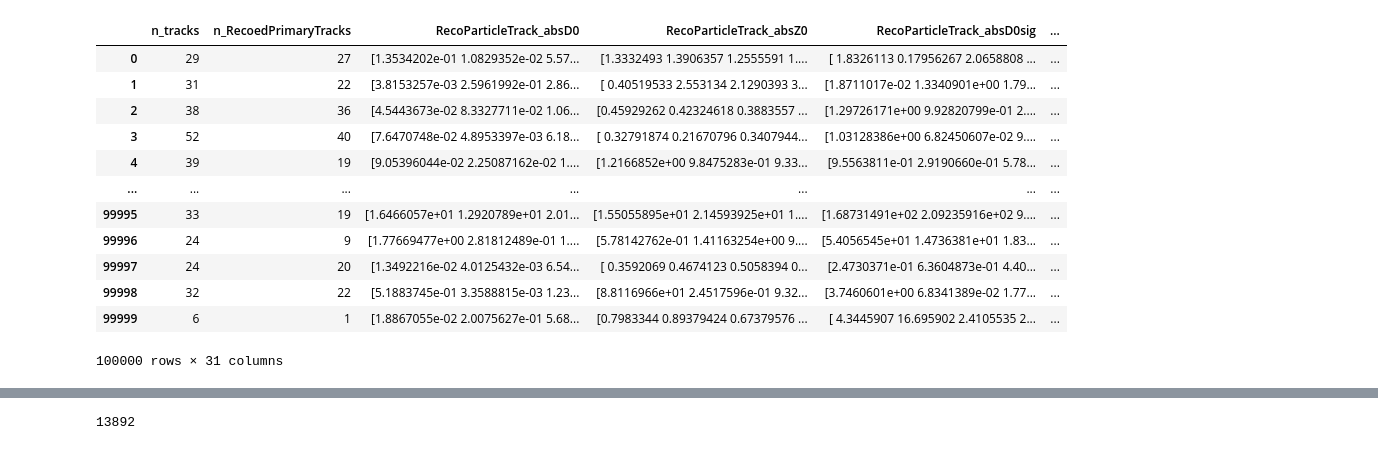
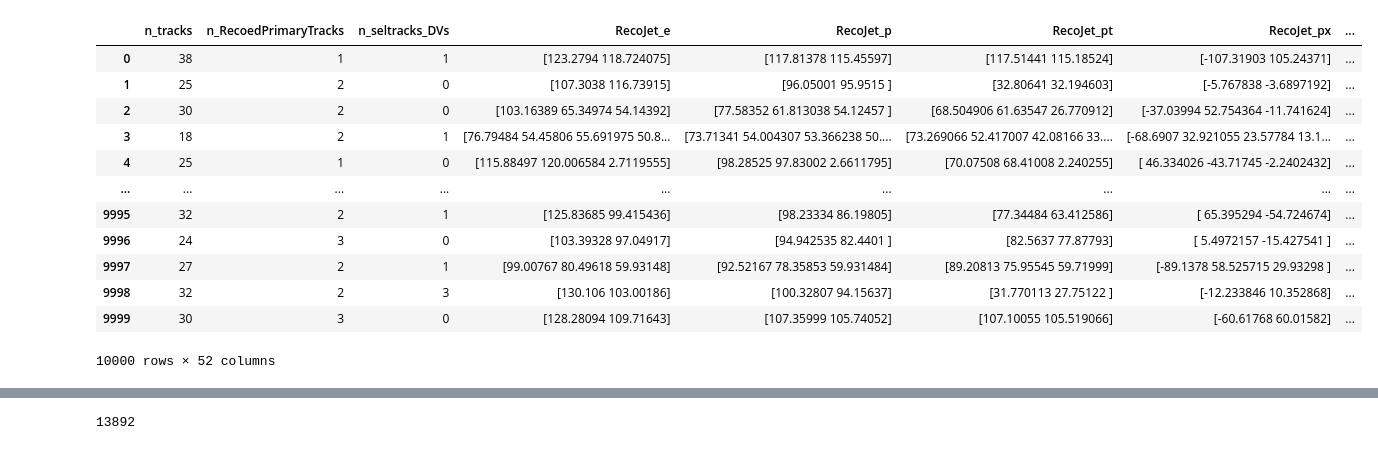
Before and after one commit to mlarson02/MATH4020, a Jupyter notebook: MATH4020_Notebook.ipynb, the cells around one changed output, grey strips where cells are left out. Cells and saved outputs as stored; diff of their text form; code cells hidden in the pictures.

```diff
--- a/MATH4020_Notebook.ipynb
+++ b/MATH4020_Notebook.ipynb
@@ -69,21 +69,21 @@ ZH_back_df = append_column_of_zeros(ZH_back)
 ZH_back_CLD = "csvs/ZH_back_CLD.csv"
 ZH_back_CLD_df = append_column_of_zeros(ZH_back_CLD)
 # %%
-display(ZH_back_CLD_df)
+display(ms20GeVs5_df)
 # %% [output]
-|  | n_tracks | n_RecoedPrimaryTracks | RecoParticleTrack_absD0 | RecoParticleTrack_absZ0 | RecoParticleTrack_absD0sig | ... |
-| 0 | 29 | 27 | [1.3534202e-01 1.0829352e-02 5.57... | [1.3332493 1.3906357 1.2555591 1.... | [ 1.8326113 0.17956267 2.0658808 ... | ... |
-| 1 | 31 | 22 | [3.8153257e-03 2.5961992e-01 2.86... | [ 0.40519533 2.553134 2.1290393 3... | [1.8711017e-02 1.3340901e+00 1.79... | ... |
-| 2 | 38 | 36 | [4.5443673e-02 8.3327711e-02 1.06... | [0.45929262 0.42324618 0.3883557 ... | [1.29726171e+00 9.92820799e-01 2.... | ... |
-| 3 | 52 | 40 | [7.6470748e-02 4.8953397e-03 6.18... | [ 0.32791874 0.21670796 0.3407944... | [1.03128386e+00 6.82450607e-02 9.... | ... |
-| 4 | 39 | 19 | [9.05396044e-02 2.25087162e-02 1.... | [1.2166852e+00 9.8475283e-01 9.33... | [9.5563811e-01 2.9190660e-01 5.78... | ... |
-| ... | ... | ... | ... | ... | ... | ... |
-| 99995 | 33 | 19 | [1.6466057e+01 1.2920789e+01 2.01... | [1.55055895e+01 2.14593925e+01 1.... | [1.68731491e+02 2.09235916e+02 9.... | ... |
-| 99996 | 24 | 9 | [1.77669477e+00 2.81812489e-01 1.... | [5.78142762e-01 1.41163254e+00 9.... | [5.4056545e+01 1.4736381e+01 1.83... | ... |
-| 99997 | 24 | 20 | [1.3492216e-02 4.0125432e-03 6.54... | [ 0.3592069 0.4674123 0.5058394 0... | [2.4730371e-01 6.3604873e-01 4.40... | ... |
-| 99998 | 32 | 22 | [5.1883745e-01 3.3588815e-03 1.23... | [8.8116966e+01 2.4517596e-01 9.32... | [3.7460601e+00 6.8341389e-02 1.77... | ... |
-| 99999 | 6 | 1 | [1.8867055e-02 2.0075627e-01 5.68... | [0.7983344 0.89379424 0.67379576 ... | [ 4.3445907 16.695902 2.4105535 2... | ... |
+|  | n_tracks | n_RecoedPrimaryTracks | n_seltracks_DVs | RecoJet_e | RecoJet_p | RecoJet_pt | RecoJet_px | ... |
+| 0 | 38 | 1 | 1 | [123.2794 118.724075] | [117.81378 115.45597] | [117.51441 115.18524] | [-107.31903 105.24371] | ... |
+| 1 | 25 | 2 | 0 | [107.3038 116.73915] | [96.05001 95.9515 ] | [32.80641 32.194603] | [-5.767838 -3.6897192] | ... |
+| 2 | 30 | 2 | 0 | [103.16389 65.34974 54.14392] | [77.58352 61.813038 54.12457 ] | [68.504906 61.63547 26.770912] | [-37.03994 52.754364 -11.741624] | ... |
+| 3 | 18 | 2 | 1 | [76.79484 54.45806 55.691975 50.8... | [73.71341 54.004307 53.366238 50.... | [73.269066 52.417007 42.08166 33.... | [-68.6907 32.921055 23.57784 13.1... | ... |
+| 4 | 25 | 1 | 0 | [115.88497 120.006584 2.7119555] | [98.28525 97.83002 2.6611795] | [70.07508 68.41008 2.240255] | [ 46.334026 -43.71745 -2.2402432] | ... |
+| ... | ... | ... | ... | ... | ... | ... | ... | ... |
+| 9995 | 32 | 2 | 1 | [125.83685 99.415436] | [98.23334 86.19805] | [77.34484 63.412586] | [ 65.395294 -54.724674] | ... |
+| 9996 | 24 | 3 | 0 | [103.39328 97.04917] | [94.942535 82.4401 ] | [82.5637 77.87793] | [ 5.4972157 -15.427541 ] | ... |
+| 9997 | 27 | 2 | 1 | [99.00767 80.49618 59.93148] | [92.52167 78.35853 59.931484] | [89.20813 75.95545 59.71999] | [-89.1378 58.525715 29.93298 ] | ... |
+| 9998 | 32 | 2 | 3 | [130.106 103.00186] | [100.32807 94.15637] | [31.770113 27.75122 ] | [-12.233846 10.352868] | ... |
+| 9999 | 30 | 3 | 0 | [128.28094 109.71643] | [107.35999 105.74052] | [107.10055 105.519066] | [-60.61768 60.01582] | ... |
-100000 rows × 31 columns
+10000 rows × 52 columns
 # %%
 display(ZH_back_df)
 # %% [output]
```
Also changed, not shown: parts of 136 cells of this notebook.
